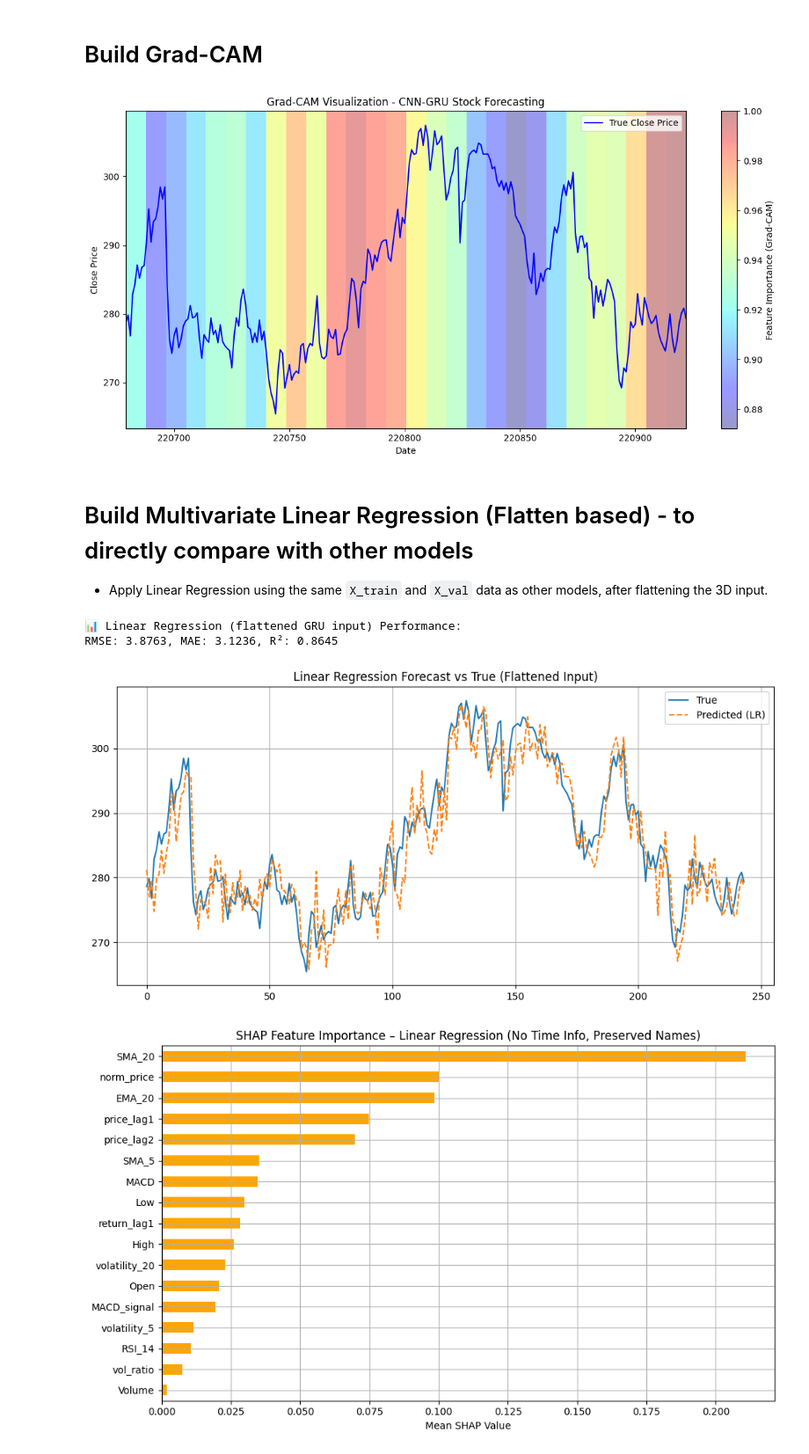
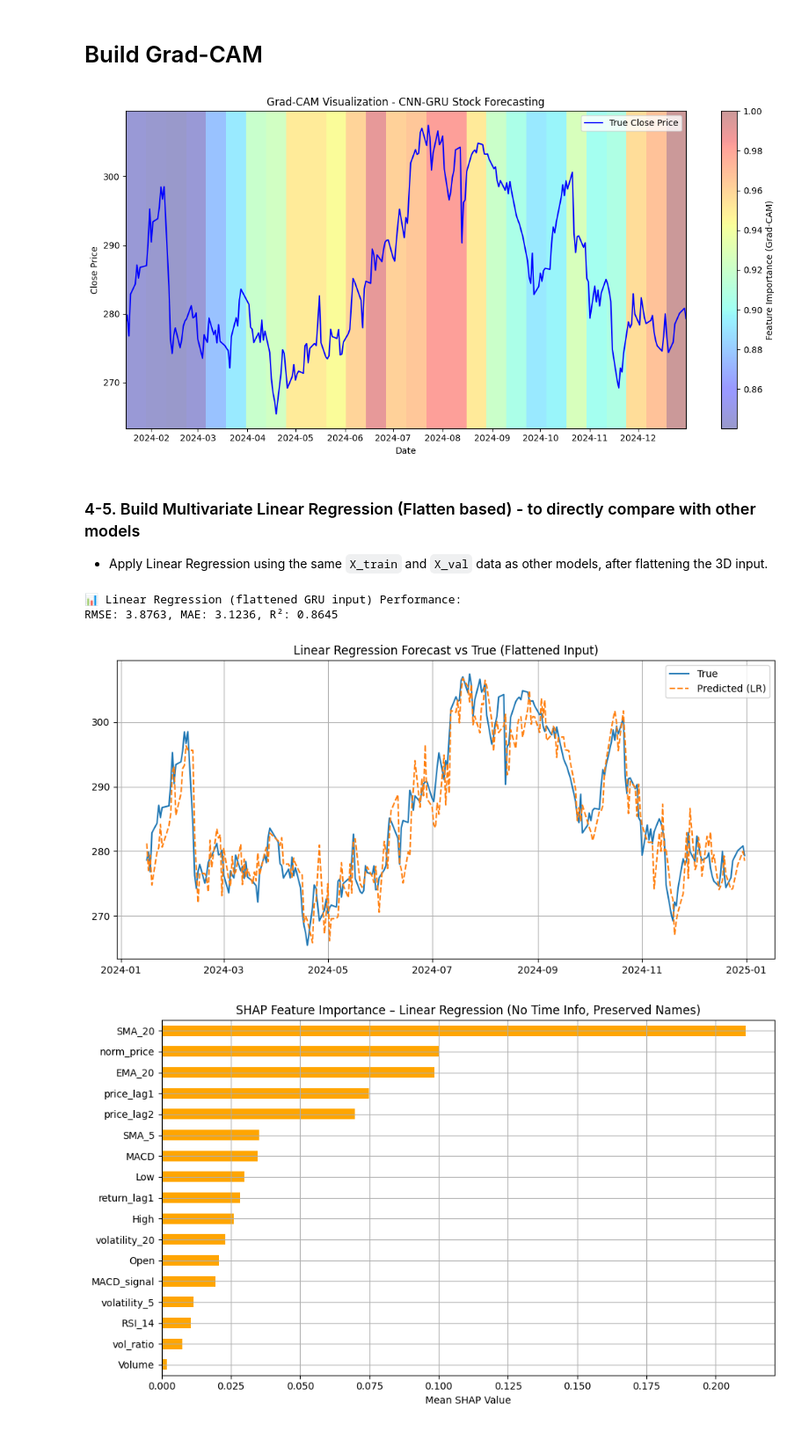
Before and after one commit to pranjakt001/AIPoweredStockMarketPrediction, a Jupyter notebook: experimental_analysis_code_CSL with other evaluation _with_seed.ipynb, the cells around one changed output. Shown at 88% size. Cells and saved outputs as stored; diff of their text form; code cells hidden in the pictures.

```diff
--- a/experimental_analysis_code_CSL with other evaluation _with_seed.ipynb
+++ b/experimental_analysis_code_CSL with other evaluation _with_seed.ipynb
@@ -300,7 +302,7 @@ To construct effective input sequences, we include the following engineered feat
 
 The features are normalized or scaled where necessary to ensure stability in model training.
 # %%
-def create_sequences(data, target_col, N=30, D=5, task='regression'):
+def create_sequences(data, target_col, N=30, D=1, task='regression'):
     """
     Create input-output sequences for time-series models like GRU or CNN.
 
@@ -1098,47 +1097,57 @@ for layer in hybrid_model.layers:
 # Build the Grad-CAM model
 grad_model = tf.keras.models.Model(inputs=input_tensor, outputs=[target_conv_output, x])
 # %%
-# Input sample
+# 1. Select a sample input from validation set
 input_sequence = X_val[[-1]]  # shape: (1, timesteps, features)
 
-# Gradient computation
+# 2. Compute gradients w.r.t convolution outputs
 with tf.GradientTape() as tape:
     conv_outputs, predictions = grad_model(input_sequence)
-    loss = predictions[:, 0]
+    loss = predictions[:, 0]  # focus on output neuron
 
-# Gradients of loss w.r.t conv outputs
+# 3. Get gradients of conv outputs
 grads = tape.gradient(loss, conv_outputs)
 
-# Global Average Pooling on gradients
+# 4. Global average pooling of gradients
 pooled_grads = tf.reduce_mean(grads, axis=(1, 2))
 
-# Weight conv outputs by pooled grads
-conv_outputs = conv_outputs[0]  # Remove batch dim
+# 5. Weight conv outputs by gradients
+conv_outputs = conv_outputs[0]  # remove batch dimension
 heatmap = tf.reduce_sum(conv_outputs * pooled_grads[:, tf.newaxis], axis=-1)
 
-# ReLU & Normalize
+# 6. Apply ReLU and normalize
 heatmap = tf.nn.relu(heatmap)
 heatmap = heatmap / tf.reduce_max(heatmap)
 
-# ✅ Visualization
+# ✅ Ensure time index is datetime and aligns with y_val
+time_index = val_dates[-len(y_val_inv):]  # should match y_val_inv length
+if not np.issubdtype(time_index.dtype, np.datetime64):
+    time_index = pd.to_datetime(time_index)
+
+# 7. Plot Grad-CAM overlay
 plt.figure(figsize=(12, 6))
-plt.plot(df.index[-len(X_val):], y_val_inv, label='True Close Price', color='blue')
+plt.plot(time_index, y_val_inv, label='True Close Price', color='blue')
 plt.title("Grad-CAM Visualization - CNN-GRU Stock Forecasting")
 plt.xlabel("Date")
 plt.ylabel("Close Price")
 
-plt.imshow(heatmap.numpy()[np.newaxis, :], aspect='auto', cmap='jet',
-           extent=[df.index[-len(X_val):][0], df.index[-1], plt.ylim()[0], plt.ylim()[1]],
-           alpha=0.4)
+# Use same aligned time_index for heatmap extent
+plt.imshow(
+    heatmap.numpy()[np.newaxis, :],  # (1, timesteps)
+    aspect='auto',
+    cmap='jet',
+    extent=[time_index[0], time_index[-1], plt.ylim()[0], plt.ylim()[1]],
+    alpha=0.4
+)
 
 plt.colorbar(label='Feature Importance (Grad-CAM)')
 plt.legend()
 plt.tight_layout()
 plt.show()
 # %% [output]
-[figure, old version]
+[figure, new version]
 # %% [markdown]
-# Build Multivariate Linear Regression (Flatten based) - to directly compare with other models
+### 4-5. Build Multivariate Linear Regression (Flatten based) - to directly compare with other models
 
 - Apply Linear Regression using the same `X_train` and `X_val` data as other models, after flattening the 3D input.
 # %%
@@ -1167,8 +1176,8 @@ print(f"RMSE: {lr_rmse:.4f}, MAE: {lr_mae:.4f}, R²: {lr_r2:.4f}")
 
 # Plot
 plt.figure(figsize=(10, 5))
-plt.plot(lr_y_val_inv, label='True')
-plt.plot(lr_y_pred_flat_inv, label='Predicted (LR)', linestyle='--')
+plt.plot(val_dates, lr_y_val_inv, label='True')
+plt.plot(val_dates, lr_y_pred_flat_inv, label='Predicted (LR)', linestyle='--')
 plt.legend()
 plt.title("Linear Regression Forecast vs True (Flattened Input)")
 plt.tight_layout()
@@ -1177,7 +1186,7 @@ plt.show()
 # %% [output]
 📊 Linear Regression (flattened GRU input) Performance:
 RMSE: 3.8763, MAE: 3.1236, R²: 0.8645
-[figure, old version]
+[figure, new version]
 # %%
 # Step 2: Generate flattened feature names preserving time info
 flat_feature_names = []
```
Also changed, not shown: parts of 31 cells of this notebook.
